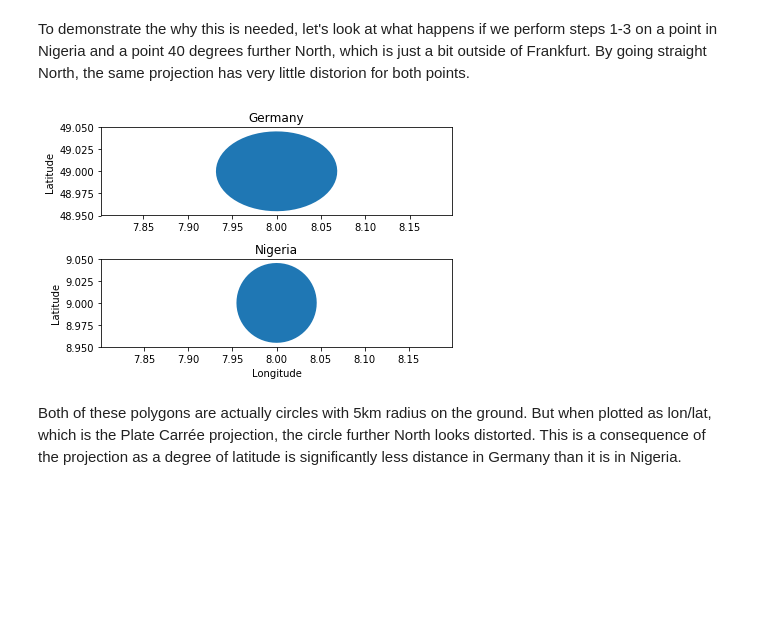
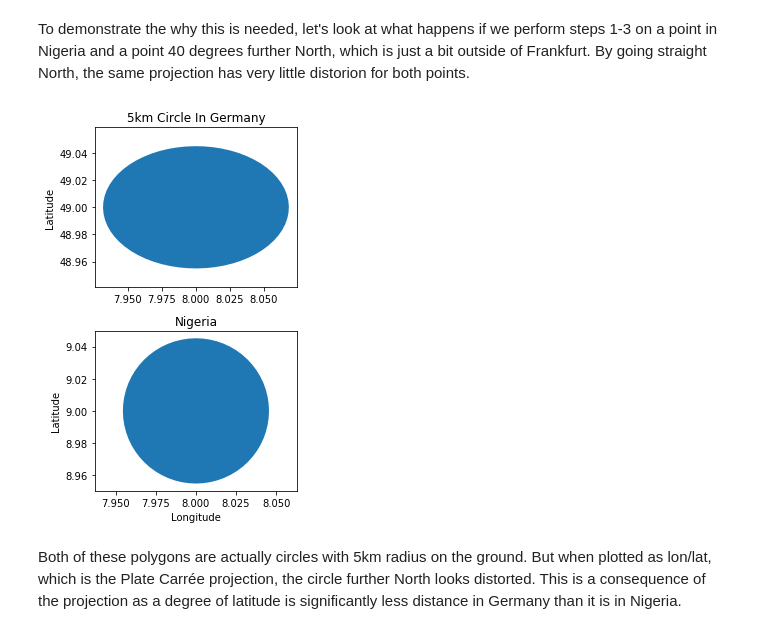
Before and after one commit to dillongardner/PyDataSpatialAnalysis, a Jupyter notebook: examples/Nigeria Nighlights.ipynb, the cells around one changed output. Cells and saved outputs as stored; diff of their text form; code cells hidden in the pictures; blank space fills up the shorter version.

```diff
--- a/examples/Nigeria Nighlights.ipynb
+++ b/examples/Nigeria Nighlights.ipynb
@@ -227,19 +227,19 @@ geo_series.crs=clusters.crs
 # %%
 new_crs = "+proj=utm +zone=32 +ellps=GRS80 +units=m +no_defs"
 old_crs = "+init=epsg:4326"
-fig, ax = plt.subplots(2)
+fig, ax = plt.subplots(2, figsize=(4,6))
 ax[0].axis('equal')
 ax[1].axis('equal')
 geo_series.to_crs(new_crs).buffer(5000).to_crs(old_crs)[['Germany']].plot(ax=ax[0])
 geo_series.to_crs(new_crs).buffer(5000).to_crs(old_crs)[['Nigeria']].plot(ax=ax[1])
 ax[0].set_title('5km Circle In Germany')
 ax[1].set_title('Nigeria')
 ax[1].set_xlabel('Longitude')
 ax[0].set_ylabel('Latitude')
 ax[1].set_ylabel('Latitude')
 fig.tight_layout()
 # %% [output]
-[figure, old version]
+[figure, new version]
 # %% [markdown]
 Both of these polygons are actually circles with 5km radius on the ground. But when plotted as lon/lat, which is the Plate Carrée projection, the circle further North looks distorted. This is a consequence of the projection as a degree of latitude is significantly less distance in Germany than it is in Nigeria.
 # %% [markdown]
```
Also changed, not shown: parts of 6 cells of this notebook.
